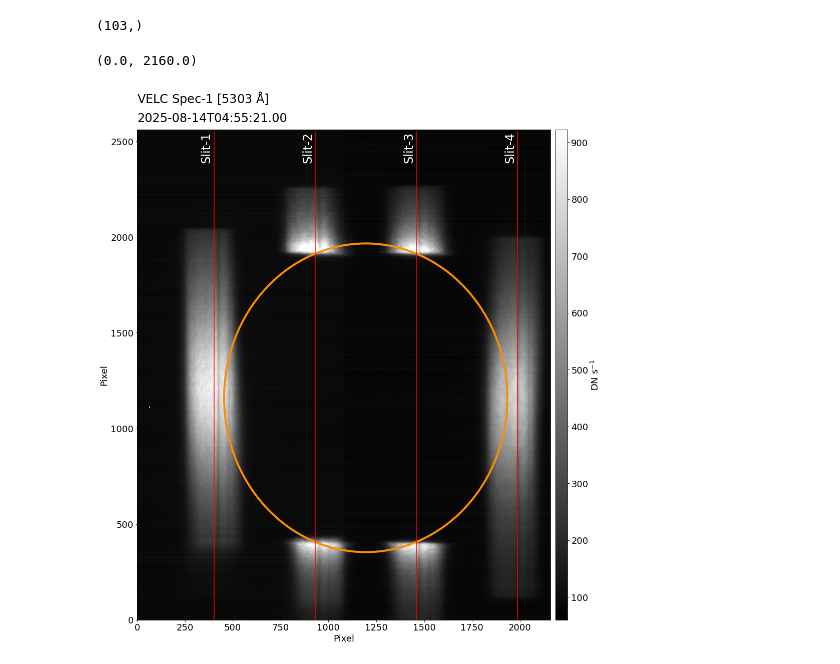
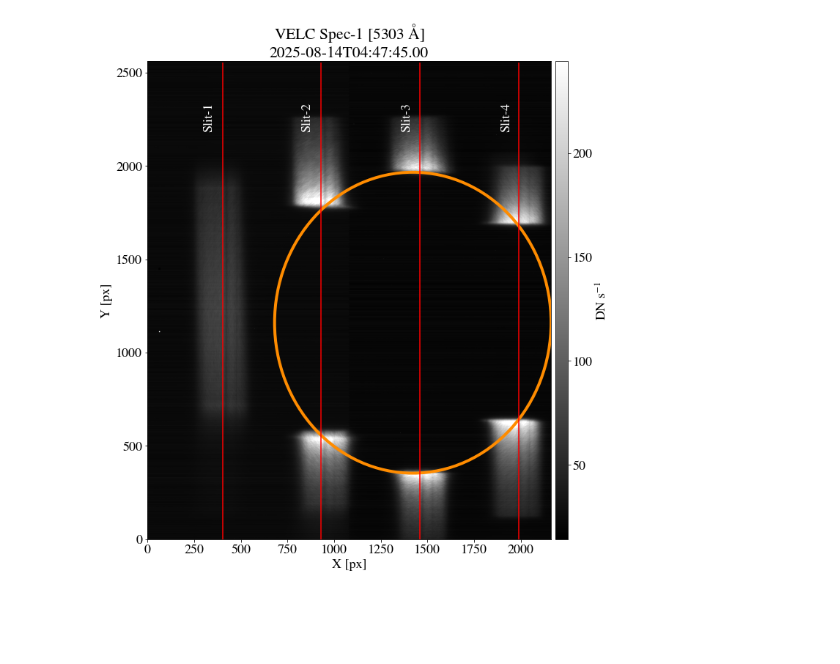
Before and after one commit to joshijayant10/VELC_tutorial, a Jupyter notebook: VELC_tutorial.ipynb, the cells around one changed output. Cells and saved outputs as stored; diff of their text form; code cells hidden in the pictures; blank space fills up the shorter version.

```diff
--- a/VELC_tutorial.ipynb
+++ b/VELC_tutorial.ipynb
@@ -15,4 +15,13 @@ from tqdm import tqdm
 from scipy.io import readsav
 from scipy import interpolate, ndimage
 
+### Setting matplotlib parameters ###
+import matplotlib
+from mpl_toolkits.axes_grid1 import make_axes_locatable
+plt.plot(); plt.close();
+
+matplotlib.rcParams['figure.figsize'] = (15,10)
+matplotlib.rcParams['mathtext.fontset'] = 'stix'
+matplotlib.rcParams['font.family'] = 'STIXGeneral'
 plt.rcParams.update({'font.size': 24})
+### ----------------------------- ###
@@ -18,0 +59,8 @@ plt.rcParams.update({'font.size': 24})
+# %%
+# # Loading Data
+
+filenames = glob.glob('/Volumes/JJ_SSD_1/VELC_ISSDC/20250813/VS1_T25_1190_002570_20250813_*.fits')
+filenames = np.sort(filenames)
+num_steps = int(len(filenames))
+print(f'There are {np.shape(filenames)[0]} files available for the given observation.')
+dark = fits.getdata('/Volumes/JJ_SSD_1/Data/VELC/VELC_Raster_scan/Spec1_ground_dark_exp_2sec.fits')
@@ -19,53 +103,47 @@ plt.rcParams.update({'font.size': 24})
 # %%
-%matplotlib inline
-fn = glob.glob('Data/20250813/VS1_T25_1190_002570_20250813_*.fits')
-fn = np.sort(fn)
-ii = 51
+# ## Sample raster scan frame
 
-print(np.shape(fn))
+file_index = 11
 
-dark = fits.getdata('Spec1_ground_dark_exp_2sec.fits')
+hdul = fits.open(filenames[file_index])
+frame = hdul[0].data-dark
+frame_header = hdul[0].header
 
-#steps = int(len(fn))
+# need to account for frame binning while estimating exposure time
+exp_time = float(hdul[0].header['EXPTIME'])
+n_frames = int(hdul[0].header['CADENCE']/exp_time)
+exp_time = exp_time*n_frames if hdul[0].header['FRAMEBIN'] == 'Yes' else exp_time
+frame = frame/exp_time
+sz = np.shape(frame)
 
-hdul = fits.open(fn[ii])
-im = hdul[0].data-dark
-hdr = hdul[0].header
-
-#hdr['date'][0:22]
-sz=np.shape(im)
-
-fig = plt.figure(figsize=(18, 18))
+fig = plt.figure(figsize=(12, 12))
 plt.rcParams.update({'font.size': 18})
 ax = plt.gca()
-im = im/float(hdr['EXPTIME'])
-pim1 = plt.imshow(im,origin='lower',vmin=np.percentile(im,0.1),vmax=np.percentile(im,99.9),cmap='gist_gray')
-plt.xlabel('Pixel')
-plt.ylabel('Pixel')
+pim1 = plt.imshow(frame,origin='lower',vmin=np.percentile(frame,0.1),vmax=np.percentile(frame,99.9),cmap='gist_gray')
+plt.xlabel('X [px]')
+plt.ylabel('Y [px]')
+plt.ylim(0,sz[0])
+plt.xlim(0,sz[1])
 cb=plt.colorbar(pim1,pad=0.01,aspect=40)
 cb.set_label(r'DN s$^{-1}$')
 ellipse = patches.Ellipse(
-        (1195+(51-ii)*5.66,1160),
+        (1195+(51-file_index)*5.66,1160),
         1481,
         1612,
         angle=0,
         edgecolor='darkorange',
         facecolor='none',
         linewidth=4)
 ax.add_patch(ellipse)
 plt.plot((402,402),(0,2550),color='red')
 plt.plot((931,931),(0,2550),color='red')
 plt.plot((1460,1460),(0,2550),color='red')
 plt.plot((1989,1989),(0,2550),color='red')
-plt.text(330,2400,'Slit-1', rotation=90,color='white',fontsize=24)
-plt.text(860,2400,'Slit-2', rotation=90,color='white',fontsize=24)
-plt.text(1390,2400,'Slit-3', rotation=90,color='white',fontsize=24)
-plt.text(1919,2400,'Slit-4', rotation=90,color='white',fontsize=24)
-plt.text(0,2700,r'VELC Spec-1 [5303$~\mathrm{\AA}$]',fontsize=24)
-plt.text(0,2600,hdr['date'][0:22],fontsize=24)
-plt.ylim(0,sz[0])
-plt.xlim(0,sz[1])
+plt.text(300,2200,'Slit-1', rotation=90,color='white')
+plt.text(825,2200,'Slit-2', rotation=90,color='white')
+plt.text(1360,2200,'Slit-3', rotation=90,color='white')
+plt.text(1890,2200,'Slit-4', rotation=90,color='white')
+plt.title(r'VELC Spec-1 [5303$~\mathrm{\AA}$]'+'\n'+frame_header['date'][0:22])
+plt.show()
 # %% [output]
-(103,)
-(0.0, 2160.0)
-[figure, old version]
+[figure, new version]
```
Also changed, not shown: parts of 23 cells of this notebook.
